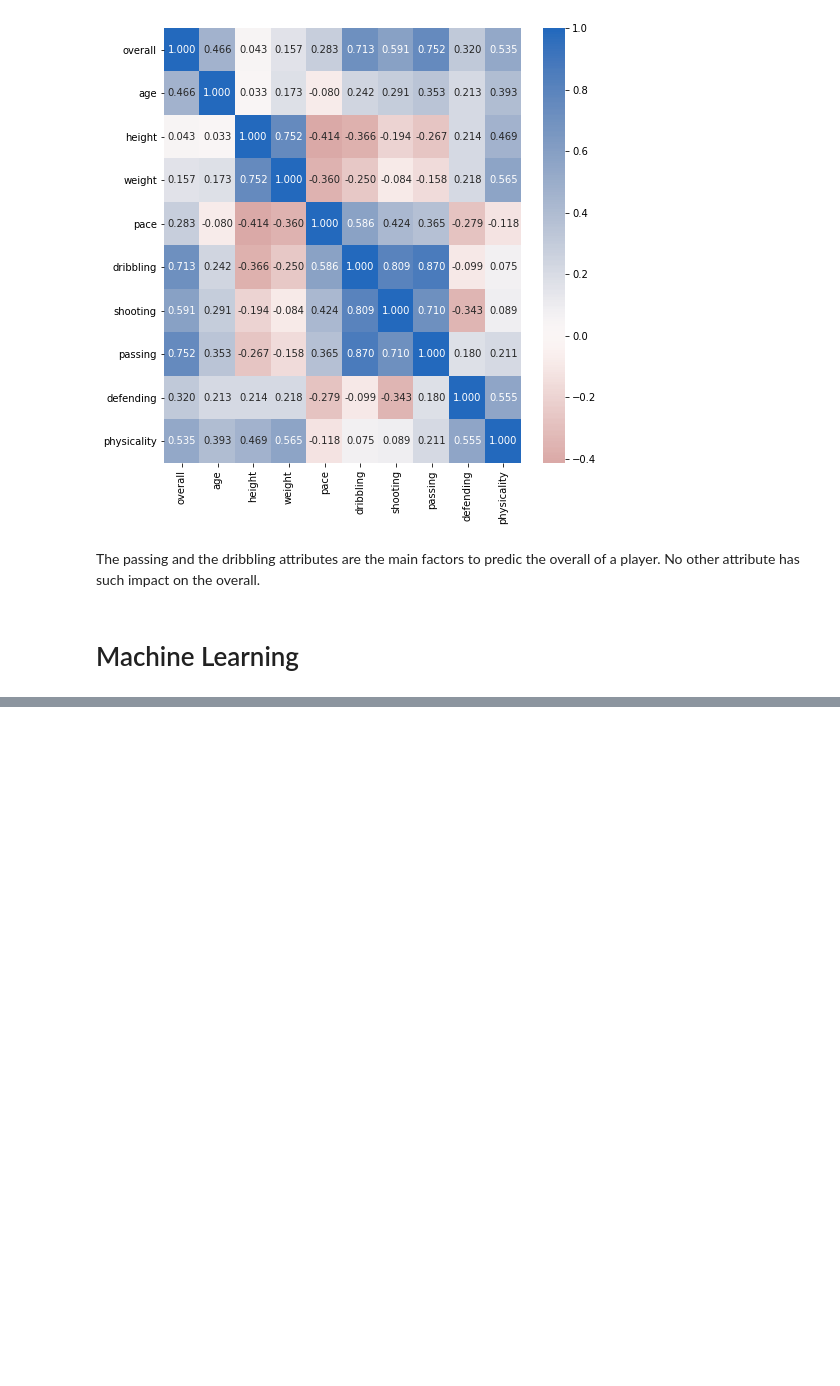
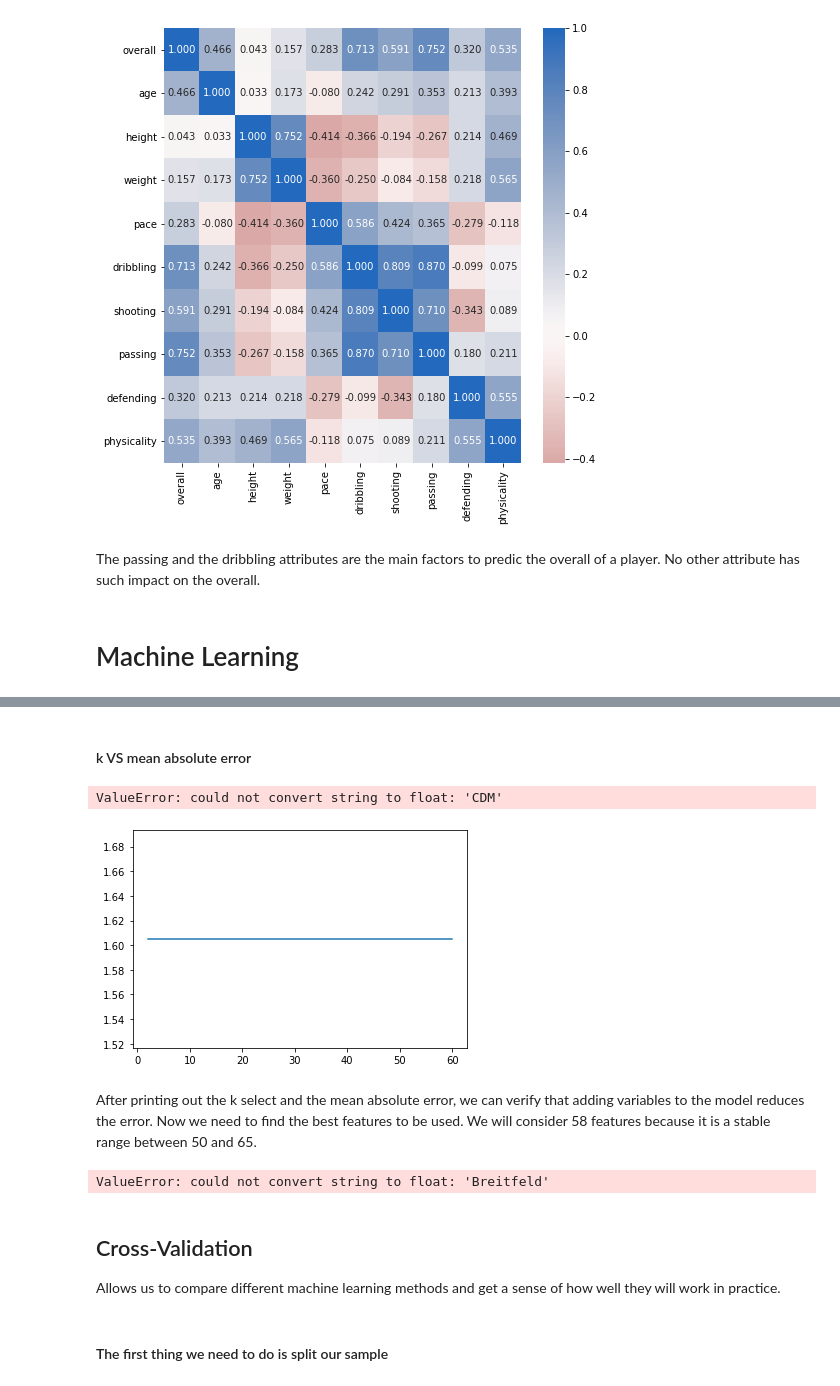
Before and after one commit to eduardopd/fifa-20-dataset, a Jupyter notebook: Fifa 20 FUT - Machine Learning.ipynb, the cells around one changed output, grey strips where cells are left out. Drawn from its saved outputs; the diff is of its cells as text; code cells hidden in the pictures; blank space fills up the shorter version.

Commit message:
feat: feature selection functions
Feature selection functions with and without mean_absolute_error score.

```diff
--- a/Fifa 20 FUT - Machine Learning.ipynb
+++ b/Fifa 20 FUT - Machine Learning.ipynb
@@ -228,0 +332,24 @@ np.mean(y_test == p)
+# %% [markdown]
+#### k VS mean absolute error
+# %%
+y_train_enc, y_test_enc = prepare_targets(y_train, y_test)
+k_score = select_features_rf(X_train, y_train_enc, X_test)
+# %% [output]
+ValueError: could not convert string to float: 'CDM'
+# %%
+pd.Series(kscore, index=range(2, 61, 2)).plot();
+# %% [output]
+[figure, added]
+# %% [markdown]
+After printing out the k select and the mean absolute error, we can verify that adding variables to the model reduces the error. Now we need to find the best features to be used. We will consider 58 features because it is a stable range between 50 and 65.
+# %%
+from sklearn.feature_selection import chi2
+
+selector = SelectKBest(score_func=chi2, k=58)
+selector.fit(X_train, y_train)
+# %% [output]
+ValueError: could not convert string to float: 'Breitfeld'
+# %% [markdown]
+## Cross-Validation
+
+Allows us to compare different machine learning methods and get a sense of how well they will work in practice.
@@ -228,0 +358,2 @@ np.mean(y_test == p)
+# %% [markdown]
+#### The first thing we need to do is split our sample
```
Also changed, not shown: parts of 32 cells of this notebook.
